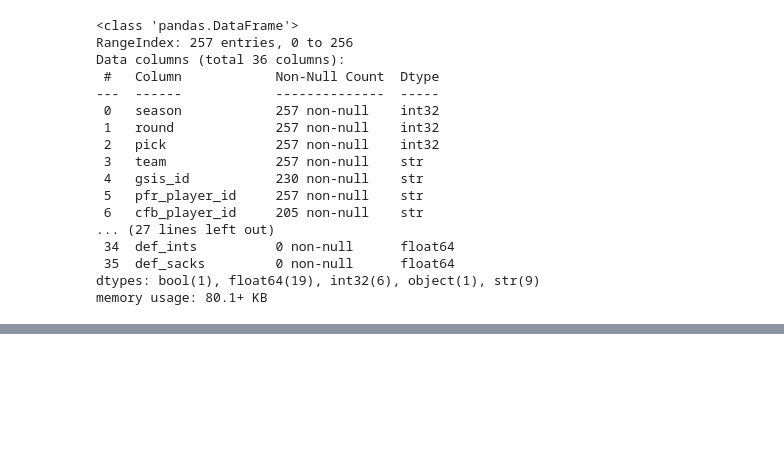
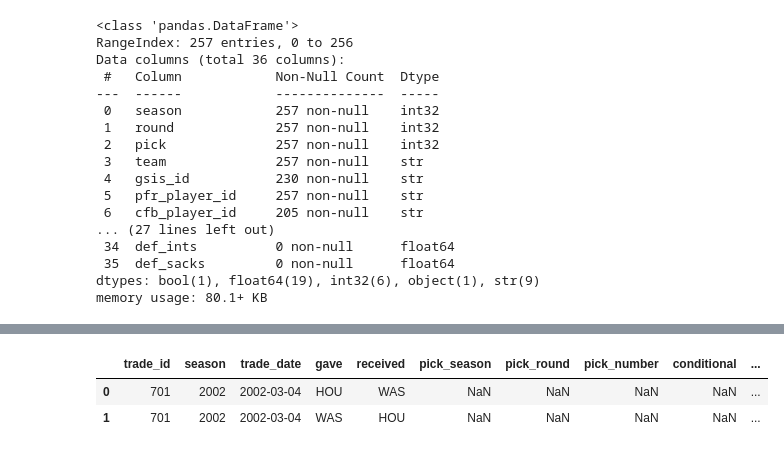
Before and after one commit to SYaroslav0/NFL_Game_Predicition, a Jupyter notebook: notebooks/eda_nflreadpy.ipynb, the cells around one changed output, grey strips where cells are left out. Saved outputs shown, nothing was run; the diff lists cells and outputs as text; code cells hidden in the pictures; blank space fills up the shorter version.

```diff
--- a/notebooks/eda_nflreadpy.ipynb
+++ b/notebooks/eda_nflreadpy.ipynb
@@ -251,6 +319,3 @@ dp.head(1)
 # %% [output]
 |  | season | round | pick | team | gsis_id | pfr_player_id | cfb_player_id | pfr_player_name | hof | ... |
 | 0 | 2026 | 1 | 1 | LVR | MEN516487 | MendFe00 | fernando-mendoza-1 | Fernando Mendoza | False | ... |
-# %%
-off = nfl.load_officials(2025).to_pandas()
-off.head(2)
@@ -260,0 +322,7 @@ off.head(2)
+# %%
+trades = nfl.load_trades().to_pandas()
+trades.head(2)
+# %% [output]
+|  | trade_id | season | trade_date | gave | received | pick_season | pick_round | pick_number | conditional | ... |
+| 0 | 701 | 2002 | 2002-03-04 | HOU | WAS | NaN | NaN | NaN | NaN | ... |
+| 1 | 701 | 2002 | 2002-03-04 | WAS | HOU | NaN | NaN | NaN | NaN | ... |
```
Also changed, not shown: parts of 25 cells of this notebook.
